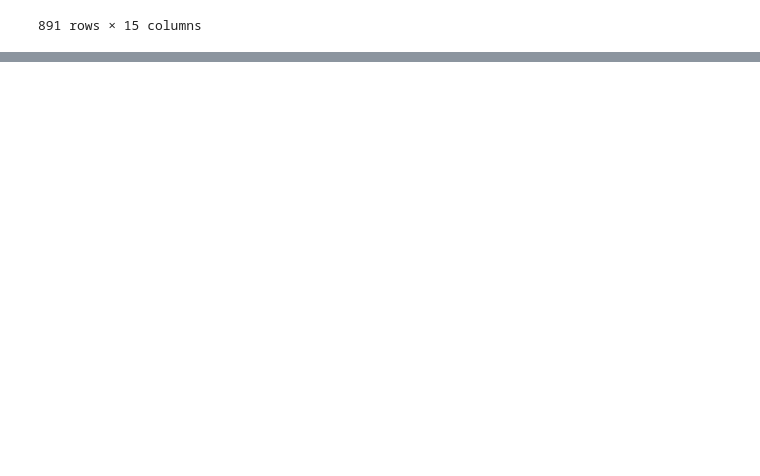
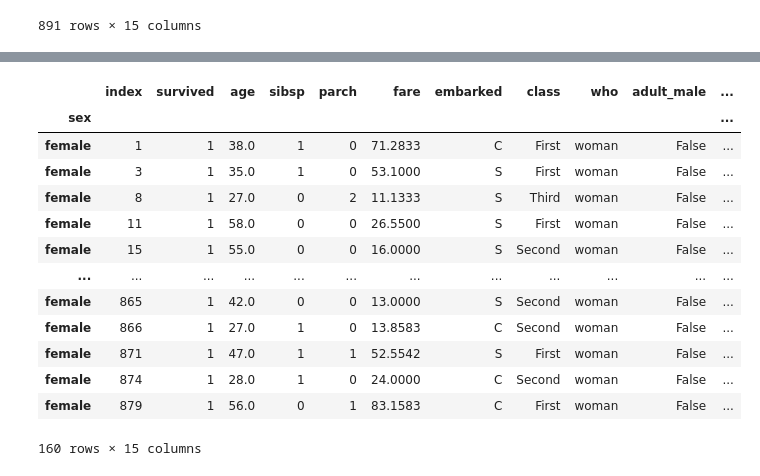
Before and after one commit to VeenaKodimala/Certificate-Program-in-AIML-IIT-Patna, a Jupyter notebook: Pandas/Pandas.ipynb, the cells around one changed output, grey strips where cells are left out. Drawn from its saved outputs; the diff is of its cells as text; code cells hidden in the pictures; blank space fills up the shorter version.

```diff
--- a/Pandas/Pandas.ipynb
+++ b/Pandas/Pandas.ipynb
@@ -546,0 +703,20 @@ titanicRenamed
+# %%
+# "\" --> saying python  that this we are of same line.the current one and the next one.
+youngTourists=survivedPassengers[(survivedPassengers['age'] > 26) & \
+    (survivedPassengers['sex'] == 'female')]
+youngTourists
+# %% [output]
+|  | index | survived | age | sibsp | parch | fare | embarked | class | who | adult_male | ... |
+| sex |  |  |  |  |  |  |  |  |  |  | ... |
+| female | 1 | 1 | 38.0 | 1 | 0 | 71.2833 | C | First | woman | False | ... |
+| female | 3 | 1 | 35.0 | 1 | 0 | 53.1000 | S | First | woman | False | ... |
+| female | 8 | 1 | 27.0 | 0 | 2 | 11.1333 | S | Third | woman | False | ... |
+| female | 11 | 1 | 58.0 | 0 | 0 | 26.5500 | S | First | woman | False | ... |
+| female | 15 | 1 | 55.0 | 0 | 0 | 16.0000 | S | Second | woman | False | ... |
+| ... | ... | ... | ... | ... | ... | ... | ... | ... | ... | ... | ... |
+| female | 865 | 1 | 42.0 | 0 | 0 | 13.0000 | S | Second | woman | False | ... |
+| female | 866 | 1 | 27.0 | 1 | 0 | 13.8583 | C | Second | woman | False | ... |
+| female | 871 | 1 | 47.0 | 1 | 1 | 52.5542 | S | First | woman | False | ... |
+| female | 874 | 1 | 28.0 | 1 | 0 | 24.0000 | C | Second | woman | False | ... |
+| female | 879 | 1 | 56.0 | 0 | 1 | 83.1583 | C | First | woman | False | ... |
+160 rows × 15 columns
```
Also changed, not shown: parts of 13 cells of this notebook.
